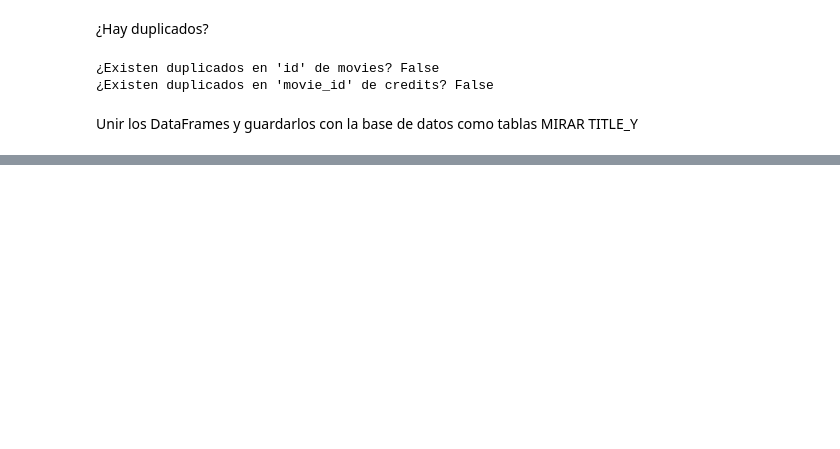
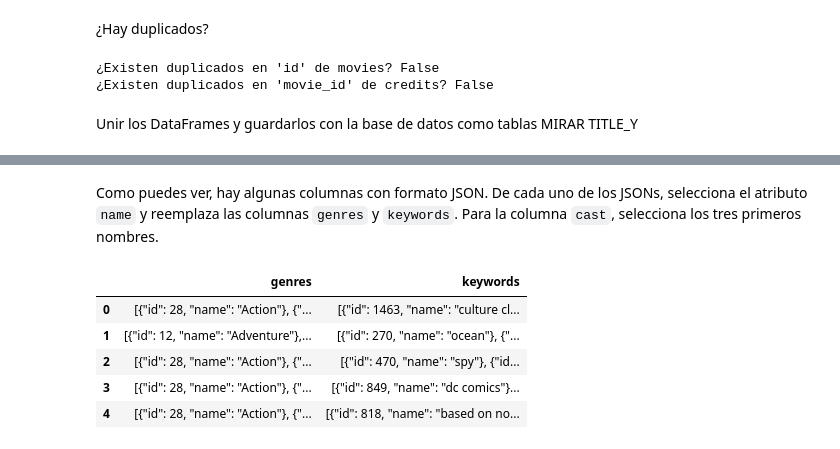
Before and after one commit to 4GeeksAcademy/ML---K-NEAREST-NEIGHBORS, a Jupyter notebook: src/explore.ipynb, the cells around one changed output, grey strips where cells are left out. Saved outputs shown, nothing was run; the diff lists cells and outputs as text; code cells hidden in the pictures; blank space fills up the shorter version.

```diff
--- a/src/explore.ipynb
+++ b/src/explore.ipynb
@@ -172,0 +211,11 @@ TypeError: 'Index' object is not callable
+# %% [markdown]
+Como puedes ver, hay algunas columnas con formato JSON. De cada uno de los JSONs, selecciona el atributo `name` y reemplaza las columnas `genres` y `keywords`. Para la columna `cast`, selecciona los tres primeros nombres.
+# %%
+df[['genres', 'keywords']].head()
+# %% [output]
+|  | genres | keywords |
+| 0 | [{"id": 28, "name": "Action"}, {"... | [{"id": 1463, "name": "culture cl... |
+| 1 | [{"id": 12, "name": "Adventure"},... | [{"id": 270, "name": "ocean"}, {"... |
+| 2 | [{"id": 28, "name": "Action"}, {"... | [{"id": 470, "name": "spy"}, {"id... |
+| 3 | [{"id": 28, "name": "Action"}, {"... | [{"id": 849, "name": "dc comics"}... |
+| 4 | [{"id": 28, "name": "Action"}, {"... | [{"id": 818, "name": "based on no... |
```
Also changed, not shown: parts of 23 cells of this notebook, 1 other file.
